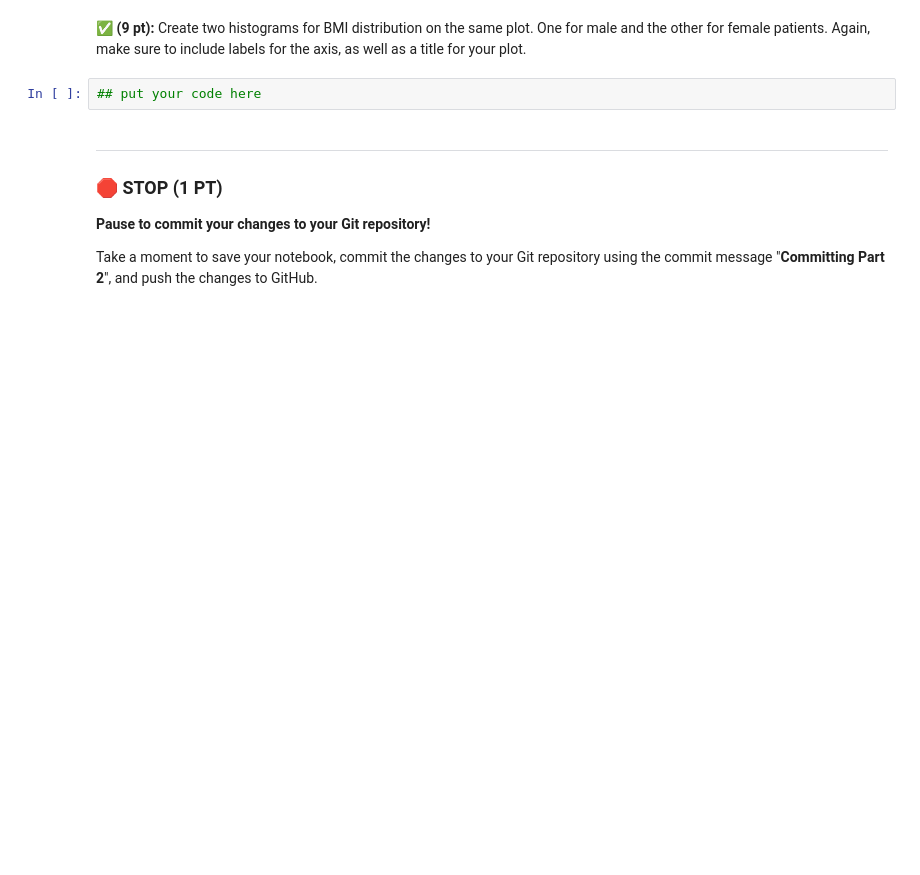
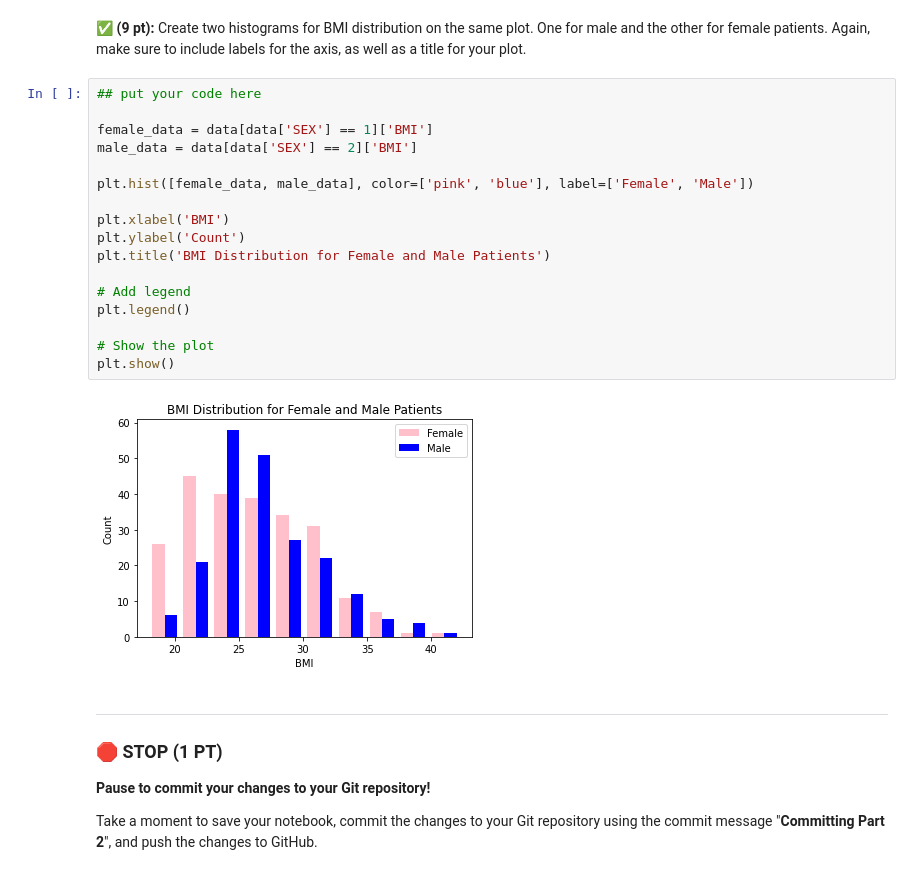
Before and after one commit to NickCoder27/CMSE202-s23-turnin, a Jupyter notebook: midterm/Exam 1/CMSE202-Midterm-Sect001_TF_Mods-STUDENT_vF.ipynb, the cells around one changed output. Drawn from its saved outputs; the diff is of its cells as text; blank space fills up the shorter version.

```diff
--- a/midterm/Exam 1/CMSE202-Midterm-Sect001_TF_Mods-STUDENT_vF.ipynb
+++ b/midterm/Exam 1/CMSE202-Midterm-Sect001_TF_Mods-STUDENT_vF.ipynb
@@ -85,7 +165,24 @@ If everything went as intended, the file should now show up on your GitHub accou
 # %% [markdown]
 &#9989; **(9 pt):** Create two histograms for BMI distribution on the same plot. One for male and the other for female patients. Again, make sure to include labels for the axis, as well as a title for your plot.
-# %%
-## put your code here
+# %%
+## put your code here
+
+female_data = data[data['SEX'] == 1]['BMI']
+male_data = data[data['SEX'] == 2]['BMI']
+
+plt.hist([female_data, male_data], color=['pink', 'blue'], label=['Female', 'Male'])
+
+plt.xlabel('BMI')
+plt.ylabel('Count')
+plt.title('BMI Distribution for Female and Male Patients')
+
+# Add legend
+plt.legend()
+
+# Show the plot
+plt.show()
+# %% [output]
+[figure, added]
 # %% [markdown]
 ---
 ### &#128721; STOP (1 PT)
```
Also changed, not shown: parts of 10 cells of this notebook.
